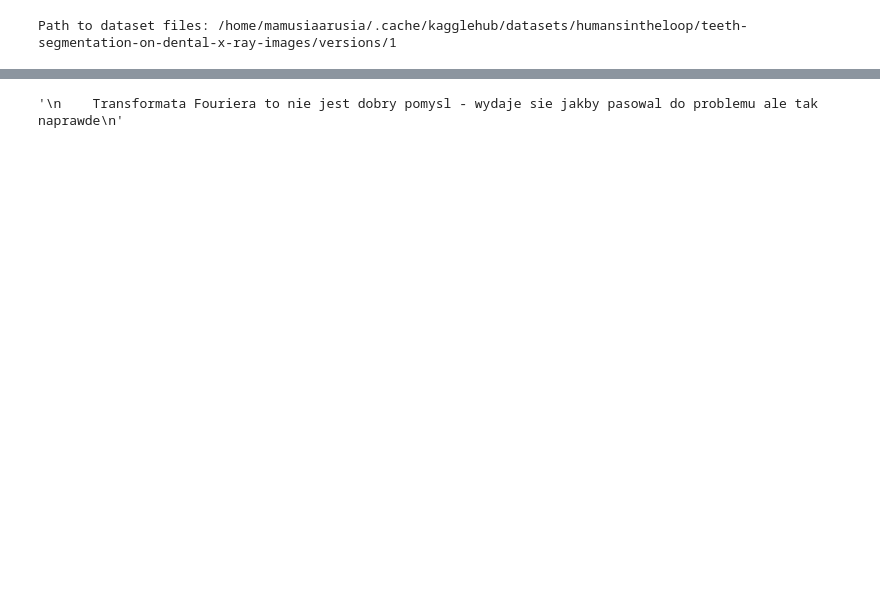
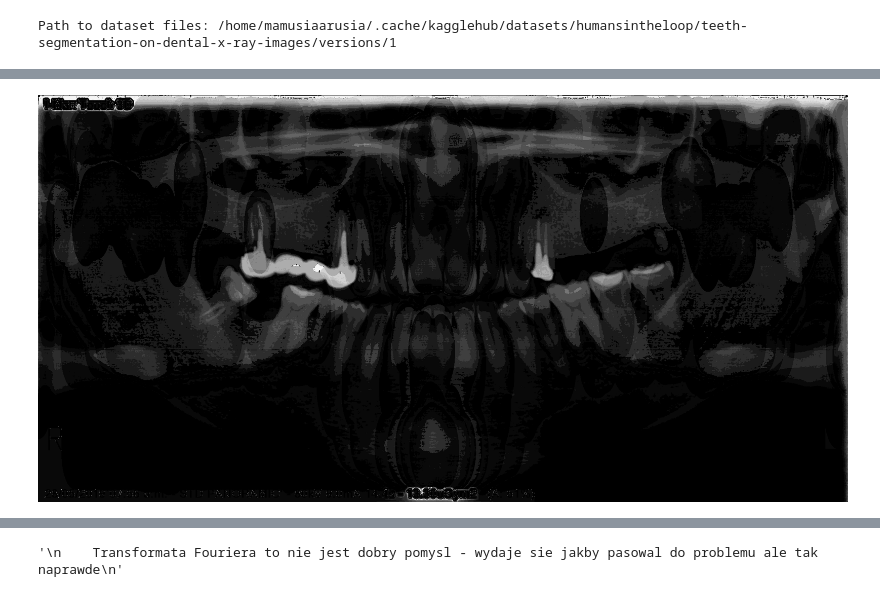
Before and after one commit to kluski777/Zeboskan, a Jupyter notebook: brudnopis.ipynb, the cells around one changed output, grey strips where cells are left out. Saved outputs shown, nothing was run; the diff lists cells and outputs as text; code cells hidden in the pictures; blank space fills up the shorter version.

```diff
--- a/brudnopis.ipynb
+++ b/brudnopis.ipynb
@@ -84,0 +157,19 @@ Image.fromarray(image)
+# %%
+kernel = cv2.getStructuringElement(cv2.MORPH_ELLIPSE, (69, 185))
+
+#* PLAYGROUND
+#! tutaj trzeba wywalic ta szczeke i taki jest caly cel
+image = images_np[101]
+image[image >= 250] = 0.0 # usuwanie super jasnych napisow
+image = cv2.morphologyEx(image, cv2.MORPH_TOPHAT, kernel)
+
+# moze gauss dolno-przepustowy by tu wszedl
+# fourier_image = to_fft(image)
+# filtered_fourier = apply_gaussian_hpf(fourier_image, 0.1)
+# image = from_fft(filtered_fourier)
+
+image = thresholding(image, n=15)
+
+Image.fromarray(image)
+# %% [output]
+[figure, added]
```
Also changed, not shown: parts of 6 cells of this notebook.
